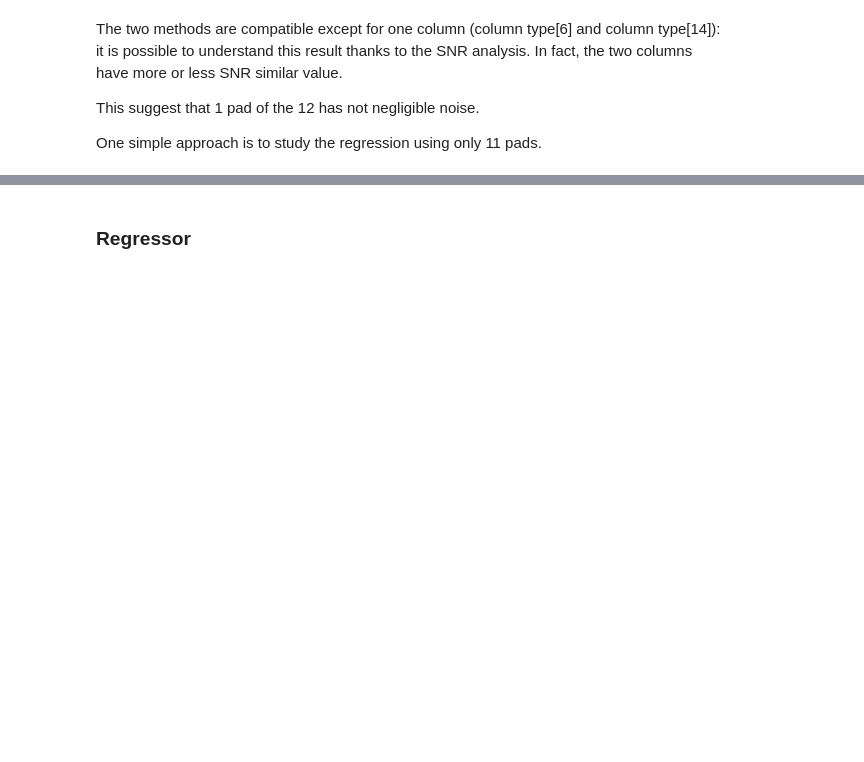
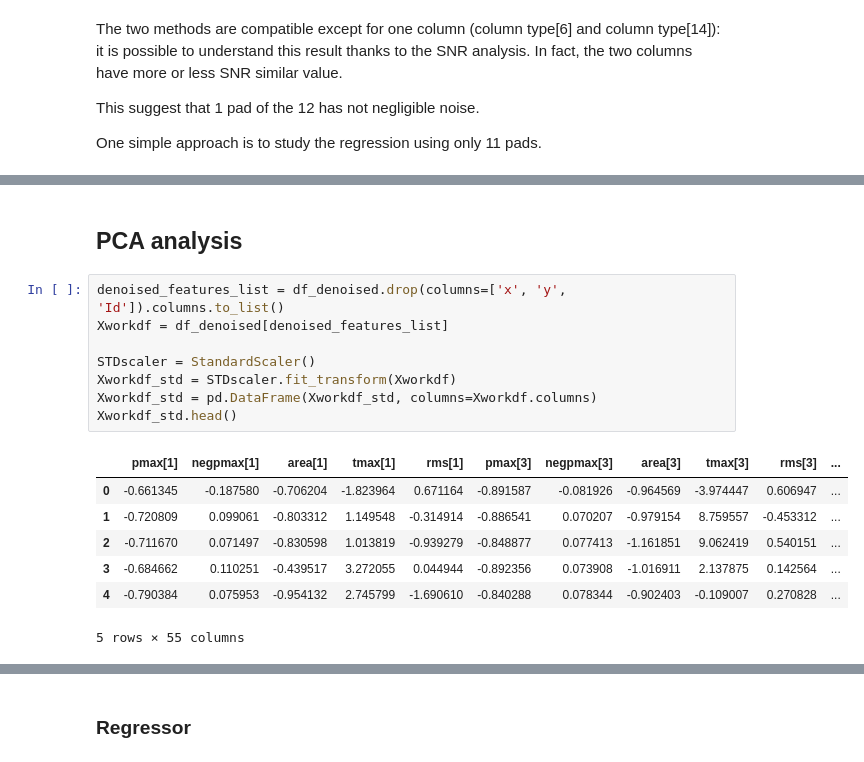
Before and after one commit to GiovanniPelle/data_science_lab, a Jupyter notebook: HW.ipynb, the cells around one changed output, grey strips where cells are left out. Saved outputs shown, nothing was run; the diff lists cells and outputs as text; blank space fills up the shorter version.

```diff
--- a/HW.ipynb
+++ b/HW.ipynb
@@ -173,0 +160,18 @@ list_columns_noise
+# %% [markdown]
+## PCA analysis
+# %%
+denoised_features_list = df_denoised.drop(columns=['x', 'y', 'Id']).columns.to_list()
+Xworkdf = df_denoised[denoised_features_list]
+
+STDscaler = StandardScaler()
+Xworkdf_std = STDscaler.fit_transform(Xworkdf)
+Xworkdf_std = pd.DataFrame(Xworkdf_std, columns=Xworkdf.columns)
+Xworkdf_std.head()
+# %% [output]
+|  | pmax[1] | negpmax[1] | area[1] | tmax[1] | rms[1] | pmax[3] | negpmax[3] | area[3] | tmax[3] | rms[3] | ... |
+| 0 | -0.661345 | -0.187580 | -0.706204 | -1.823964 | 0.671164 | -0.891587 | -0.081926 | -0.964569 | -3.974447 | 0.606947 | ... |
+| 1 | -0.720809 | 0.099061 | -0.803312 | 1.149548 | -0.314914 | -0.886541 | 0.070207 | -0.979154 | 8.759557 | -0.453312 | ... |
+| 2 | -0.711670 | 0.071497 | -0.830598 | 1.013819 | -0.939279 | -0.848877 | 0.077413 | -1.161851 | 9.062419 | 0.540151 | ... |
+| 3 | -0.684662 | 0.110251 | -0.439517 | 3.272055 | 0.044944 | -0.892356 | 0.073908 | -1.016911 | 2.137875 | 0.142564 | ... |
+| 4 | -0.790384 | 0.075953 | -0.954132 | 2.745799 | -1.690610 | -0.840288 | 0.078344 | -0.902403 | -0.109007 | 0.270828 | ... |
+5 rows × 55 columns
```
Also changed, not shown: parts of 8 cells of this notebook.
